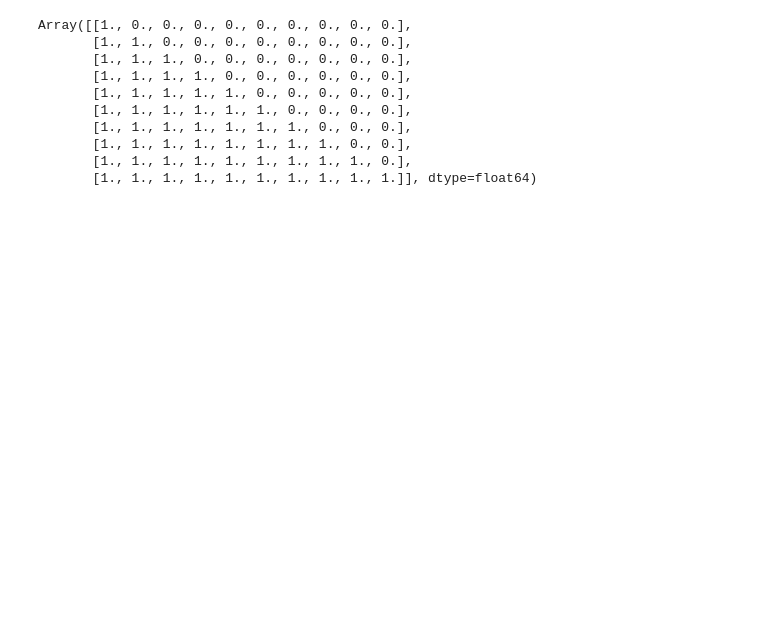
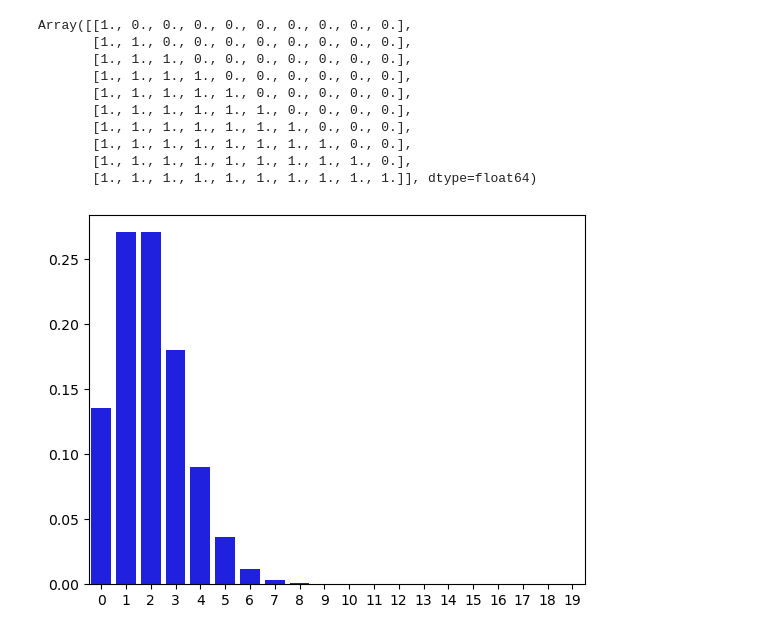
Before and after one commit to DPBayes/apc-anonymizer, a Jupyter notebook: matrix_mechanism/test_matrix_mechanism.ipynb, the cells around one changed output. Drawn from its saved outputs; the diff is of its cells as text; code cells hidden in the pictures; blank space fills up the shorter version.

```diff
--- a/matrix_mechanism/test_matrix_mechanism.ipynb
+++ b/matrix_mechanism/test_matrix_mechanism.ipynb
@@ -41,0 +53,10 @@ sensitivity = 2 * max_col_norm_C * max_data_abs_value
+# %%
+bus_capacity = 78
+lambd = 2.0
+# %%
+xs = np.arange(20)
+ys = stats.poisson.pmf(xs, lambd)
+sns.barplot(x=xs, y=ys, color="blue")
+plt.show()
+# %% [output]
+[figure, added]
```
Also changed, not shown: parts of 7 cells of this notebook.
